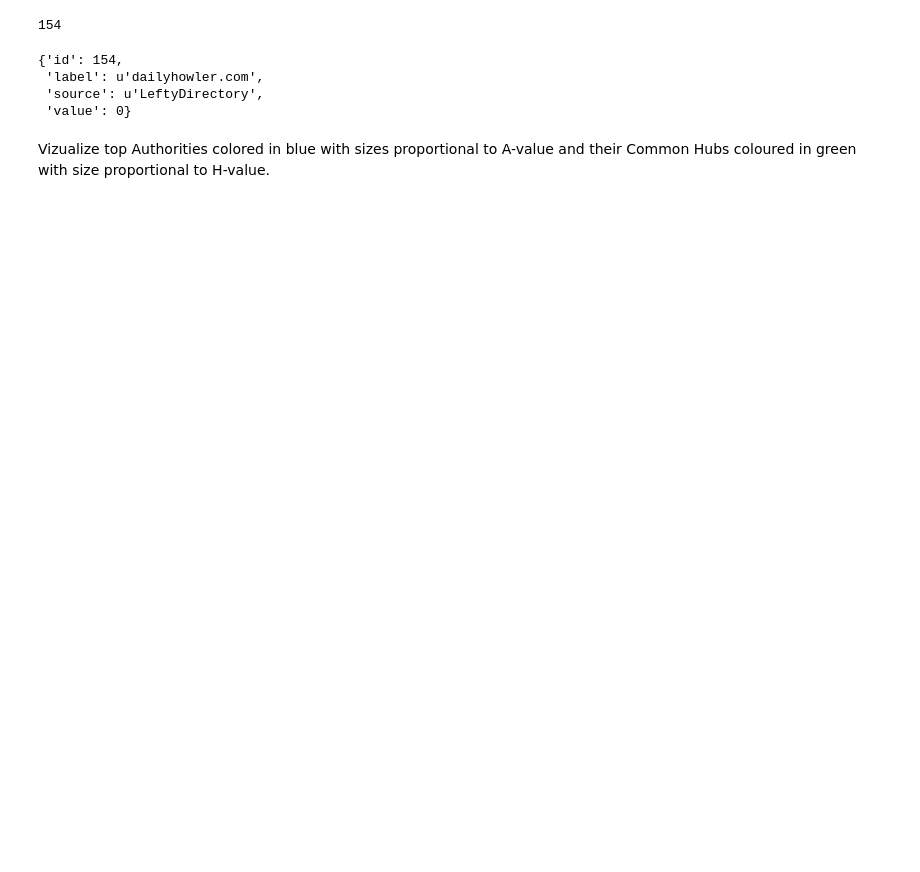
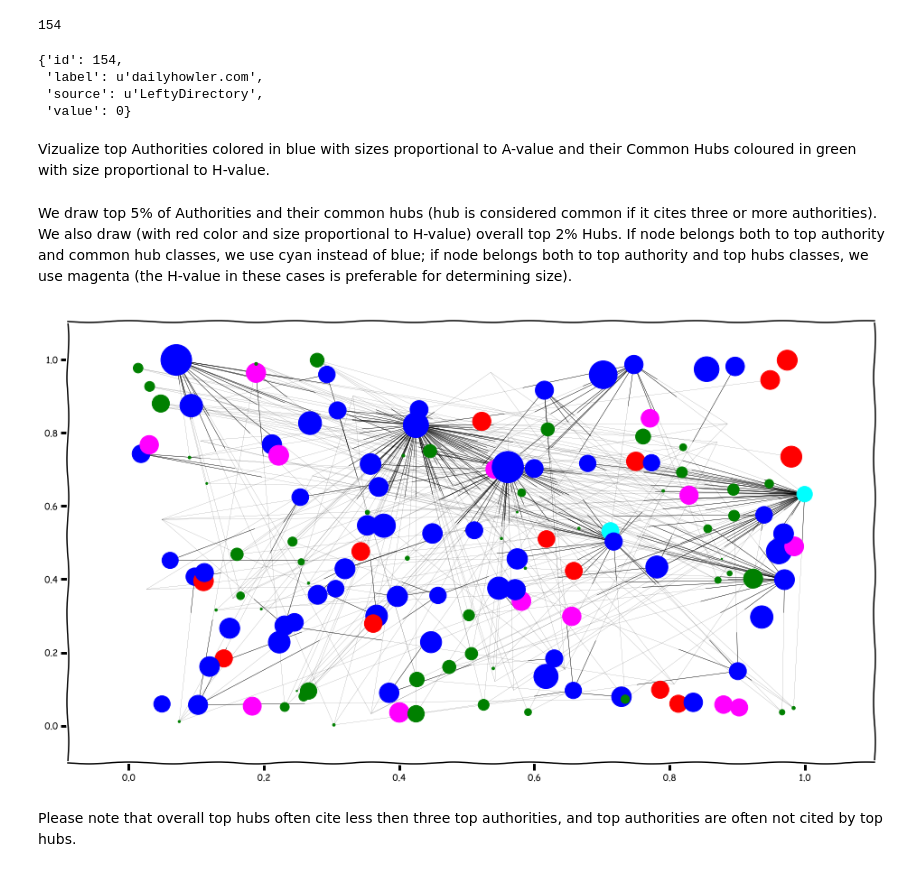
Before and after one commit to mdldml/hse-term2-network-science, a Jupyter notebook: Classes Module 3/03_4.1_pagerank_hits.ipynb, the cells around one changed output. Cells and saved outputs as stored; diff of their text form; code cells hidden in the pictures; blank space fills up the shorter version.

```diff
--- a/Classes Module 3/03_4.1_pagerank_hits.ipynb
+++ b/Classes Module 3/03_4.1_pagerank_hits.ipynb
@@ -86,0 +102,37 @@ Vizualize top Authorities colored in blue with sizes proportional to A-value and
+# %% [markdown]
+We draw top 5% of Authorities and their common hubs (hub is considered common if it cites three or more authorities). We also draw (with red color and size proportional to H-value) overall top 2% Hubs. If node belongs both to top authority and common hub classes, we use cyan instead of blue; if node belongs both to top authority and top hubs classes, we use magenta (the H-value in these cases is preferable for determining size).
+# %%
+a_nodes = {id for id in idx[-int(0.05 * len(idx)):]}
+h_nodes = {n for n in G.nodes() if len([a_n for a_n in a_nodes if G.has_edge(n, a_n)]) >= 3 }#0.1 * len(a_nodes)}
+top_h_nodes = {id for id in idy[-int(0.02 * len(idy)):]}
+# %%
+plt.figure(1, figsize=(16, 9))
+nodes = list(a_nodes | h_nodes | top_h_nodes)
+H = G.subgraph(nodes)
+nodes = H.nodes()
+
+node_colors = []
+for node in nodes:
+    if node in h_nodes and node in a_nodes:
+        node_colors.append('cyan')
+    elif node in top_h_nodes and node in a_nodes:
+        node_colors.append('magenta')
+    elif node in h_nodes:
+        node_colors.append('green')
+    elif node in a_nodes:
+        node_colors.append('blue')
+    elif node in top_h_nodes:
+        node_colors.append('red')
+
+nx.draw_networkx(H,
+                 nx.random_layout(H),
+                 node_color=node_colors, #[('green' if node in h_nodes else 'red') if (node in h_nodes or node in top_h_nodes) else 'blue' for node in nodes],
+                 node_size=[80000 * (h[node] if node in h_nodes or node in top_h_nodes else a[node]) for node in nodes],
+                 labels={node: '' for node in nodes},
+                 nodelist=nodes,
+                 edgelist=[edge for edge in H.edges() if (edge[0] in h_nodes or edge[0] in top_h_nodes) and edge[1] in a_nodes],
+                 width=0.10)
+# %% [output]
+[figure, added]
+# %% [markdown]
+Please note that overall top hubs often cite less then three top authorities, and top authorities are often not cited by top hubs.
```
Also changed, not shown: parts of 9 cells of this notebook.
